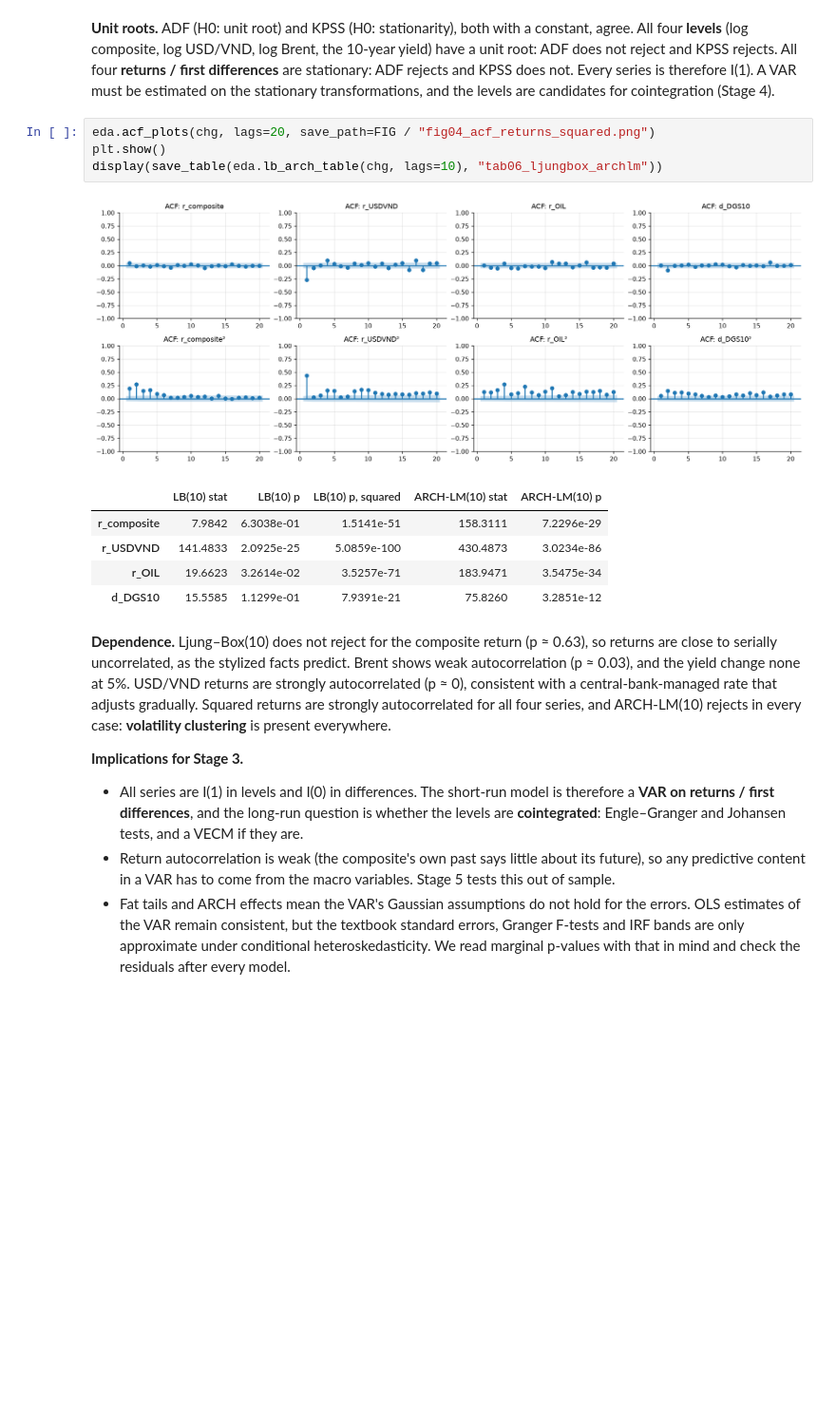
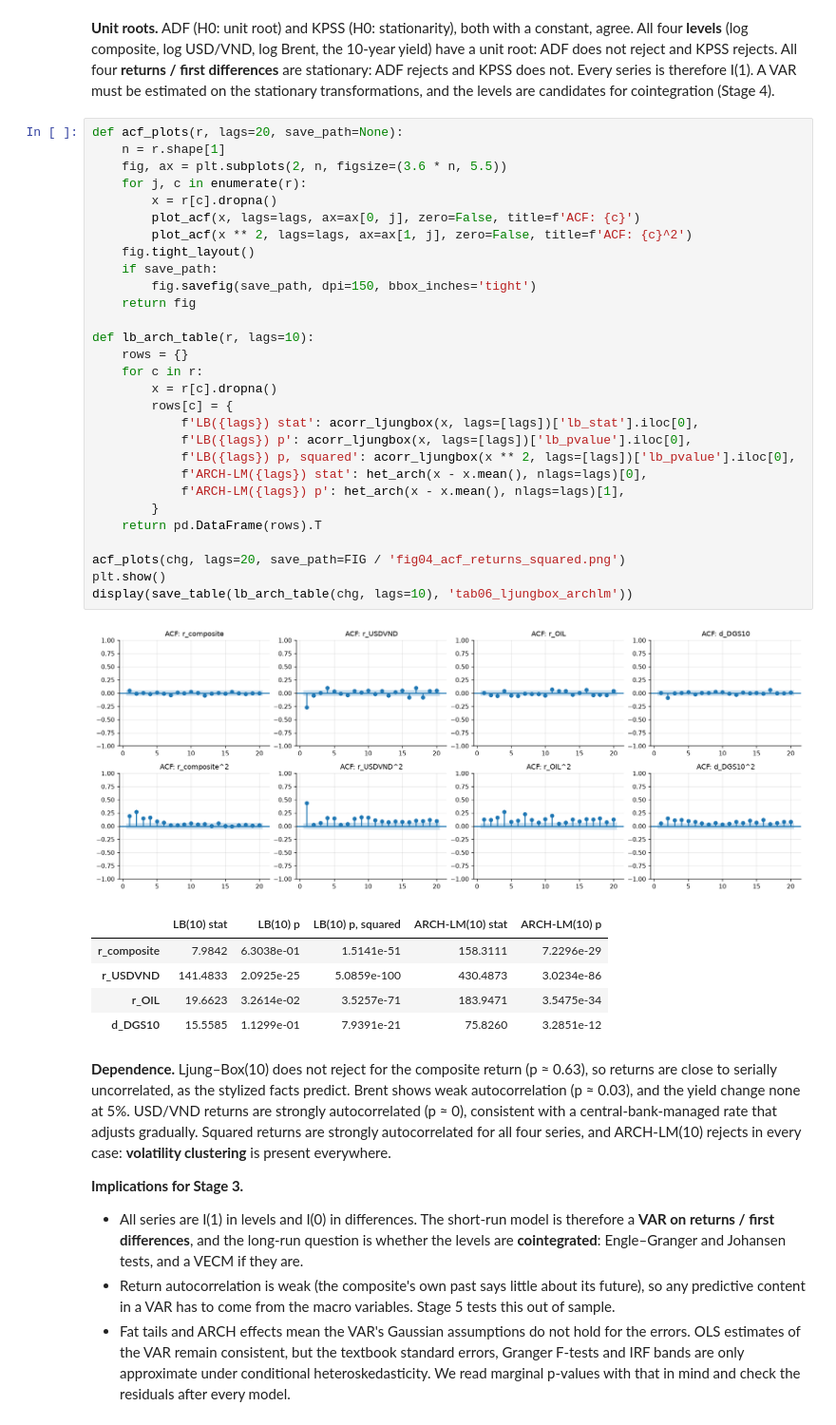
Before and after one commit to binhnuoctrangsu/ATFB_GROUP12_TOPIC7, a Jupyter notebook: notebooks/t7_macro_links.ipynb, the cells around one changed output. Shown at 95% size. Cells and saved outputs as stored; diff of their text form; blank space fills up the shorter version.

```diff
--- a/notebooks/t7_macro_links.ipynb
+++ b/notebooks/t7_macro_links.ipynb
@@ -252,16 +605,41 @@ display(ur)
 # %% [markdown]
 **Unit roots.** ADF (H0: unit root) and KPSS (H0: stationarity), both with a constant, agree. All four **levels** (log composite, log USD/VND, log Brent, the 10-year yield) have a unit root: ADF does not reject and KPSS rejects. All four **returns / first differences** are stationary: ADF rejects and KPSS does not. Every series is therefore I(1). A VAR must be estimated on the stationary transformations, and the levels are candidates for cointegration (Stage 4).
-# %%
-eda.acf_plots(chg, lags=20, save_path=FIG / "fig04_acf_returns_squared.png")
-plt.show()
-display(save_table(eda.lb_arch_table(chg, lags=10), "tab06_ljungbox_archlm"))
-# %% [output]
-[figure, removed]
-|  | LB(10) stat | LB(10) p | LB(10) p, squared | ARCH-LM(10) stat | ARCH-LM(10) p |
-| r_composite | 7.9842 | 6.3038e-01 | 1.5141e-51 | 158.3111 | 7.2296e-29 |
-| r_USDVND | 141.4833 | 2.0925e-25 | 5.0859e-100 | 430.4873 | 3.0234e-86 |
-| r_OIL | 19.6623 | 3.2614e-02 | 3.5257e-71 | 183.9471 | 3.5475e-34 |
-| d_DGS10 | 15.5585 | 1.1299e-01 | 7.9391e-21 | 75.8260 | 3.2851e-12 |
+# %%
+def acf_plots(r, lags=20, save_path=None):
+    n = r.shape[1]
+    fig, ax = plt.subplots(2, n, figsize=(3.6 * n, 5.5))
+    for j, c in enumerate(r):
+        x = r[c].dropna()
+        plot_acf(x, lags=lags, ax=ax[0, j], zero=False, title=f'ACF: {c}')
+        plot_acf(x ** 2, lags=lags, ax=ax[1, j], zero=False, title=f'ACF: {c}^2')
+    fig.tight_layout()
+    if save_path:
+        fig.savefig(save_path, dpi=150, bbox_inches='tight')
+    return fig
+
+def lb_arch_table(r, lags=10):
+    rows = {}
+    for c in r:
+        x = r[c].dropna()
+        rows[c] = {
+            f'LB({lags}) stat': acorr_ljungbox(x, lags=[lags])['lb_stat'].iloc[0],
+            f'LB({lags}) p': acorr_ljungbox(x, lags=[lags])['lb_pvalue'].iloc[0],
+            f'LB({lags}) p, squared': acorr_ljungbox(x ** 2, lags=[lags])['lb_pvalue'].iloc[0],
+            f'ARCH-LM({lags}) stat': het_arch(x - x.mean(), nlags=lags)[0],
+            f'ARCH-LM({lags}) p': het_arch(x - x.mean(), nlags=lags)[1],
+        }
+    return pd.DataFrame(rows).T
+
+acf_plots(chg, lags=20, save_path=FIG / 'fig04_acf_returns_squared.png')
+plt.show()
+display(save_table(lb_arch_table(chg, lags=10), 'tab06_ljungbox_archlm'))
+# %% [output]
+[figure, added]
+|  | LB(10) stat | LB(10) p | LB(10) p, squared | ARCH-LM(10) stat | ARCH-LM(10) p |
+| r_composite | 7.9842 | 6.3038e-01 | 1.5141e-51 | 158.3111 | 7.2296e-29 |
+| r_USDVND | 141.4833 | 2.0925e-25 | 5.0859e-100 | 430.4873 | 3.0234e-86 |
+| r_OIL | 19.6623 | 3.2614e-02 | 3.5257e-71 | 183.9471 | 3.5475e-34 |
+| d_DGS10 | 15.5585 | 1.1299e-01 | 7.9391e-21 | 75.8260 | 3.2851e-12 |
 # %% [markdown]
 **Dependence.** Ljung–Box(10) does not reject for the composite return (p ≈ 0.63), so returns are close to serially uncorrelated, as the stylized facts predict. Brent shows weak autocorrelation (p ≈ 0.03), and the yield change none at 5%. USD/VND returns are strongly autocorrelated (p ≈ 0), consistent with a central-bank-managed rate that adjusts gradually. Squared returns are strongly autocorrelated for all four series, and ARCH-LM(10) rejects in every case: **volatility clustering** is present everywhere.
 
```
Also changed, not shown: parts of 39 cells of this notebook, 20 other files.
